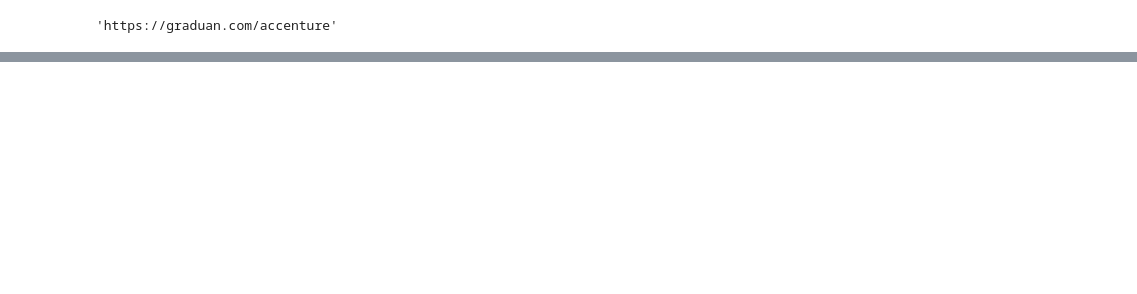
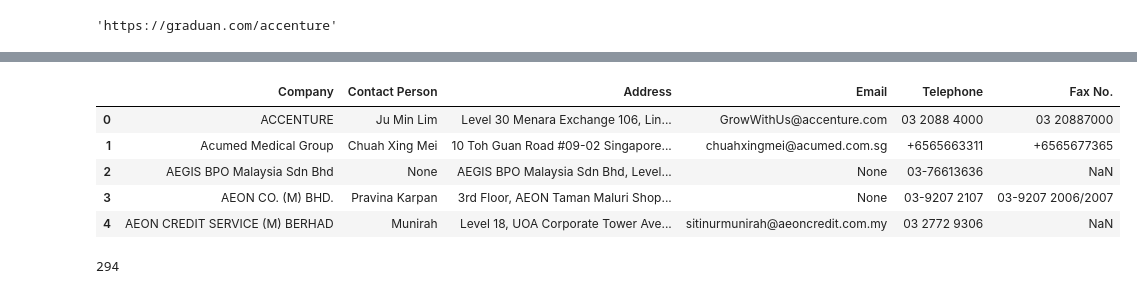
Before and after one commit to archonixm/python-web-scraper, a Jupyter notebook: Graduan Scraper.ipynb, the cells around one changed output, grey strips where cells are left out. Drawn from its saved outputs; the diff is of its cells as text; code cells hidden in the pictures; blank space fills up the shorter version.

```diff
--- a/Graduan Scraper.ipynb
+++ b/Graduan Scraper.ipynb
@@ -36,6 +126,23 @@ get_company_info(url)
 # %%
-def decode_email(e):
-    de = ""
+def clean_person(person):
+    if not isinstance(person, str):
+        return None
+    person = person.replace('\n', '').strip()
+    if len(person) <= 1:
+        return None
+    return person
+
+def clean_number(num):
+    if not isinstance(num, str):
+        return None
+    num = num.replace('tel:', '')
+    return num
+
+def decode_email(email):
+    if not isinstance(email, str):
+        return None
+    e = email.split('#')[-1]
+    de = ''
     k = int(e[:2], 16)
     for i in range(2, len(e)-1, 2):
         de += chr(int(e[i:i+2], 16)^k)
@@ -46,0 +150,19 @@ decode_email('a1e6d3ced6f6c8d5c9f4d2e1c0c2c2c4cfd5d4d3c48fc2cecc')
+# %%
+# Data cleaning
+df_output = df.copy()
+df_output['Contact Person'] = df_output['Contact Person'].apply(lambda x: clean_person(x))
+df_output['Address'] = df_output['Address'].str.replace('\n', ' ', regex=True)
+df_output['Email'] = df_output['Email'].apply(lambda x: decode_email(x))
+df_output['Telephone'] = df_output['Telephone'].apply(lambda x: clean_number(x))
+df_output.head()
+# %% [output]
+|  | Company | Contact Person | Address | Email | Telephone | Fax No. |
+| 0 | ACCENTURE | Ju Min Lim | Level 30 Menara Exchange 106, Lin... | GrowWithUs@accenture.com | 03 2088 4000 | 03 20887000 |
+| 1 | Acumed Medical Group | Chuah Xing Mei | 10 Toh Guan Road #09-02 Singapore... | chuahxingmei@acumed.com.sg | +6565663311 | +6565677365 |
+| 2 | AEGIS BPO Malaysia Sdn Bhd | None | AEGIS BPO Malaysia Sdn Bhd, Level... | None | 03-76613636 | NaN |
+| 3 | AEON CO. (M) BHD. | Pravina Karpan | 3rd Floor, AEON Taman Maluri Shop... | None | 03-9207 2107 | 03-9207 2006/2007 |
+| 4 | AEON CREDIT SERVICE (M) BERHAD | Munirah | Level 18, UOA Corporate Tower Ave... | sitinurmunirah@aeoncredit.com.my | 03 2772 9306 | NaN |
+# %%
+len(df_output)
+# %% [output]
+294
```
Also changed, not shown: parts of 9 cells of this notebook, 5 other files.
